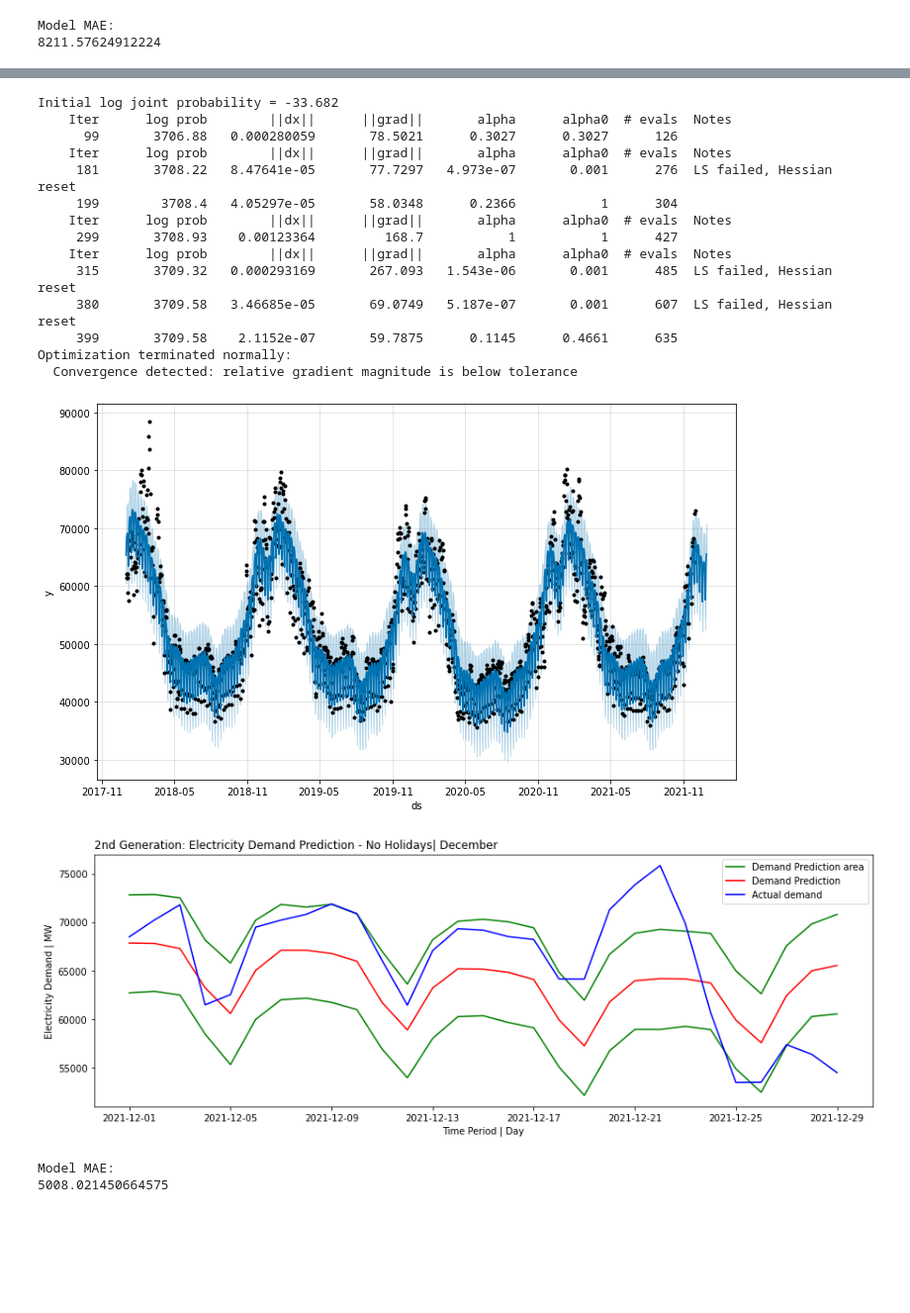
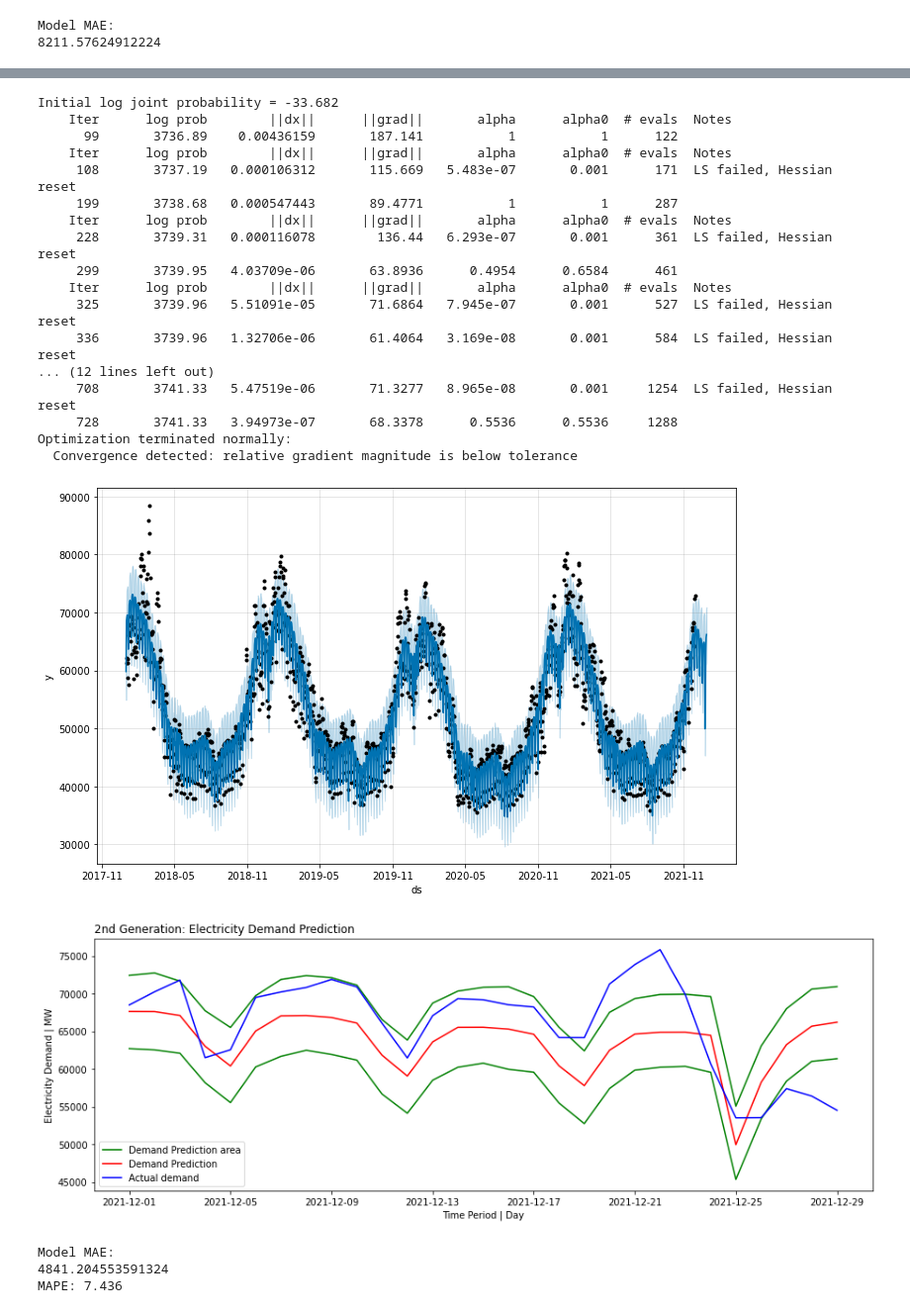
Before and after one commit to snowbalzz/Modeling, a Jupyter notebook: Gen2/Facebook_model.ipynb, the cells around one changed output, grey strips where cells are left out. Shown at 99% size. Saved outputs shown, nothing was run; the diff lists cells and outputs as text; code cells hidden in the pictures; blank space fills up the shorter version.

```diff
--- a/Gen2/Facebook_model.ipynb
+++ b/Gen2/Facebook_model.ipynb
@@ -1033,7 +1044,7 @@ test_set['ds'] = pd.to_datetime(test_set['ds'])
 test_set = test_set[:period]
 
 m = Prophet(yearly_seasonality=True, seasonality_mode='additive' )
-# m.add_country_holidays(country_name='France')
+m.add_country_holidays(country_name='France')
 model = m.fit(train_set)
 future = m.make_future_dataframe(periods=period,freq='D')
 forecast = m.predict(future)
@@ -1050,7 +1061,7 @@ train_set_pred = forecast[(forecast.ds < '2021-01-01')]
 
 
 plt.figure(figsize=(15, 5))
-plt.title("2nd Generation: Electricity Demand Prediction - No Holidays| December", loc = 'left')
+plt.title("2nd Generation: Electricity Demand Prediction", loc = 'left')
 
 plt.plot(forecast['ds'][-period:], forecast['yhat_upper'][-period:], color='green', label='Demand Prediction area')
 plt.plot(forecast['ds'][-period:], forecast['yhat'][-period:], color='red', label='Demand Prediction')
@@ -1058,41 +1069,49 @@ plt.plot(forecast['ds'][-period:], forecast['yhat_lower'][-period:], color='gree
 
 plt.plot(test_set['ds'], test_set['y'], color='blue', label = 'Actual demand')
 
 plt.ylabel("Electricity Demand | MW")
 plt.xlabel("Time Period | Day")
 
 plt.legend()
 plt.show()
 
 print('Model MAE:')
 print(mean_absolute_error(y_org, y_pred))
+
+from sklearn.metrics import mean_absolute_percentage_error
+mape = mean_absolute_percentage_error(y_org, y_pred) * 100
+print('MAPE: %.3f' % mape)
 # %% [output]
 A value is trying to be set on a copy of a slice from a DataFrame.
 Try using .loc[row_indexer,col_indexer] = value instead
 
 See the caveats in the documentation: https://pandas.pydata.org/pandas-docs/stable/user_guide/indexing.html#returning-a-view-versus-a-copy
   train_set['ds'] = pd.to_datetime(train_set['ds'])
 A value is trying to be set on a copy of a slice from a DataFrame.
 Try using .loc[row_indexer,col_indexer] = value instead
 
 See the caveats in the documentation: https://pandas.pydata.org/pandas-docs/stable/user_guide/indexing.html#returning-a-view-versus-a-copy
   test_set['ds'] = pd.to_datetime(test_set['ds'])
 INFO:prophet:Disabling daily seasonality. Run prophet with daily_seasonality=True to override this.
 Initial log joint probability = -33.682
     Iter      log prob        ||dx||      ||grad||       alpha      alpha0  # evals  Notes
-      99       3706.88   0.000280059       78.5021      0.3027      0.3027      126
+      99       3736.89    0.00436159       187.141           1           1      122
     Iter      log prob        ||dx||      ||grad||       alpha      alpha0  # evals  Notes
-     181       3708.22   8.47641e-05       77.7297   4.973e-07       0.001      276  LS failed, Hessian reset
-     199        3708.4   4.05297e-05       58.0348      0.2366           1      304
+     108       3737.19   0.000106312       115.669   5.483e-07       0.001      171  LS failed, Hessian reset
+     199       3738.68   0.000547443       89.4771           1           1      287
     Iter      log prob        ||dx||      ||grad||       alpha      alpha0  # evals  Notes
-     299       3708.93    0.00123364         168.7           1           1      427
+     228       3739.31   0.000116078        136.44   6.293e-07       0.001      361  LS failed, Hessian reset
+     299       3739.95   4.03709e-06       63.8936      0.4954      0.6584      461
     Iter      log prob        ||dx||      ||grad||       alpha      alpha0  # evals  Notes
-     315       3709.32   0.000293169       267.093   1.543e-06       0.001      485  LS failed, Hessian reset
-     380       3709.58   3.46685e-05       69.0749   5.187e-07       0.001      607  LS failed, Hessian reset
-     399       3709.58    2.1152e-07       59.7875      0.1145      0.4661      635
+     325       3739.96   5.51091e-05       71.6864   7.945e-07       0.001      527  LS failed, Hessian reset
+     336       3739.96   1.32706e-06       61.4064   3.169e-08       0.001      584  LS failed, Hessian reset
+... (12 lines left out)
+     708       3741.33   5.47519e-06       71.3277   8.965e-08       0.001     1254  LS failed, Hessian reset
+     728       3741.33   3.94973e-07       68.3378      0.5536      0.5536     1288
 Optimization terminated normally:
   Convergence detected: relative gradient magnitude is below tolerance
-[figure, old version]
+[figure, new version]
-[figure, old version]
+[figure, new version]
 Model MAE:
-5008.021450664575
+4841.204553591324
+MAPE: 7.436
```
Also changed, not shown: parts of 16 cells of this notebook, 3 other files.
